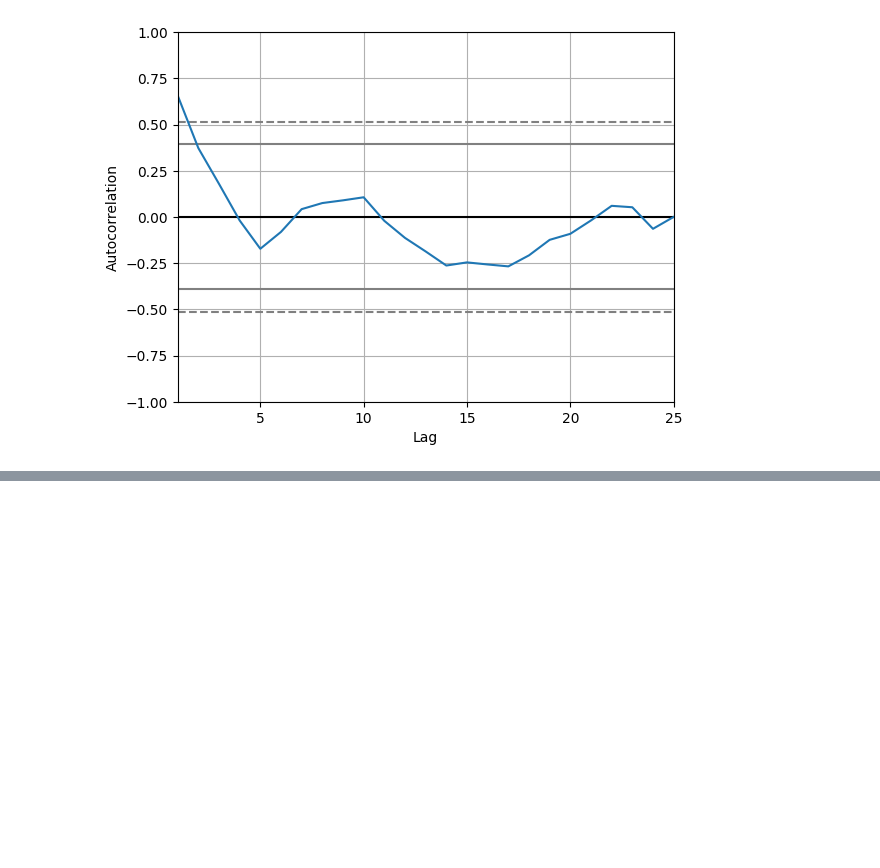
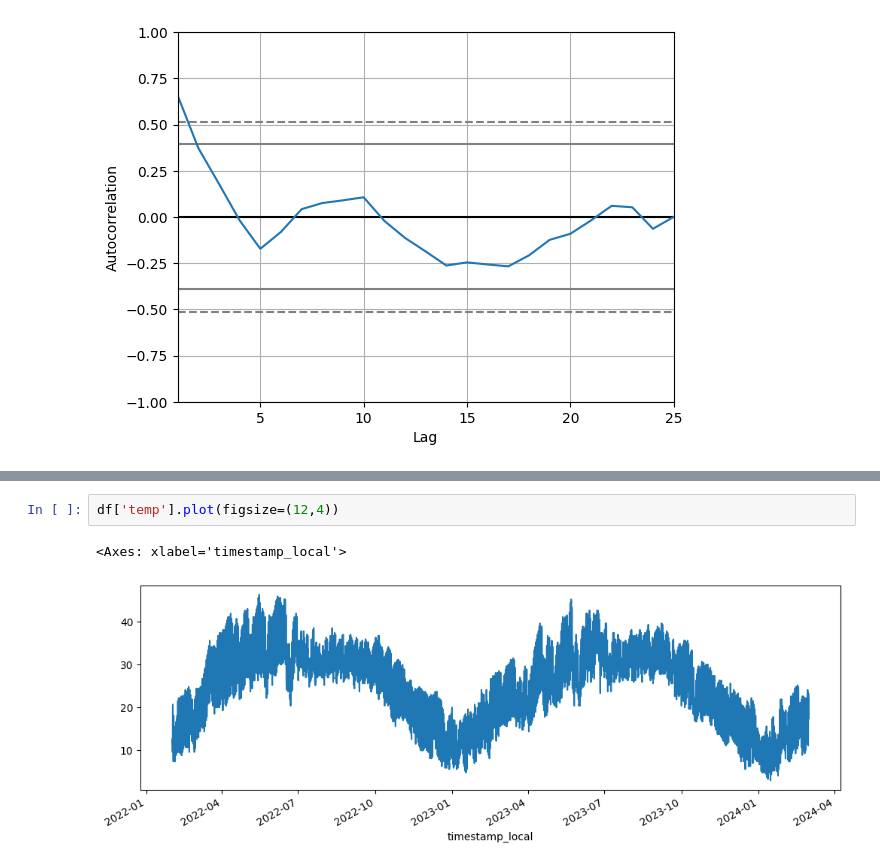
Before and after one commit to 11a55an/air-pollution-forecasting, a Jupyter notebook: machine_learning/data_analysis.ipynb, the cells around one changed output, grey strips where cells are left out. Drawn from its saved outputs; the diff is of its cells as text; blank space fills up the shorter version.

```diff
--- a/machine_learning/data_analysis.ipynb
+++ b/machine_learning/data_analysis.ipynb
@@ -376,0 +398,5 @@ pd.plotting.autocorrelation_plot(df_indexed['pm25'].resample("1m").mean())
+# %%
+df['temp'].plot(figsize=(12,4))
+# %% [output]
+<Axes: xlabel='timestamp_local'>
+[figure, added]
```
Also changed, not shown: parts of 8 cells of this notebook, 1 other file.
